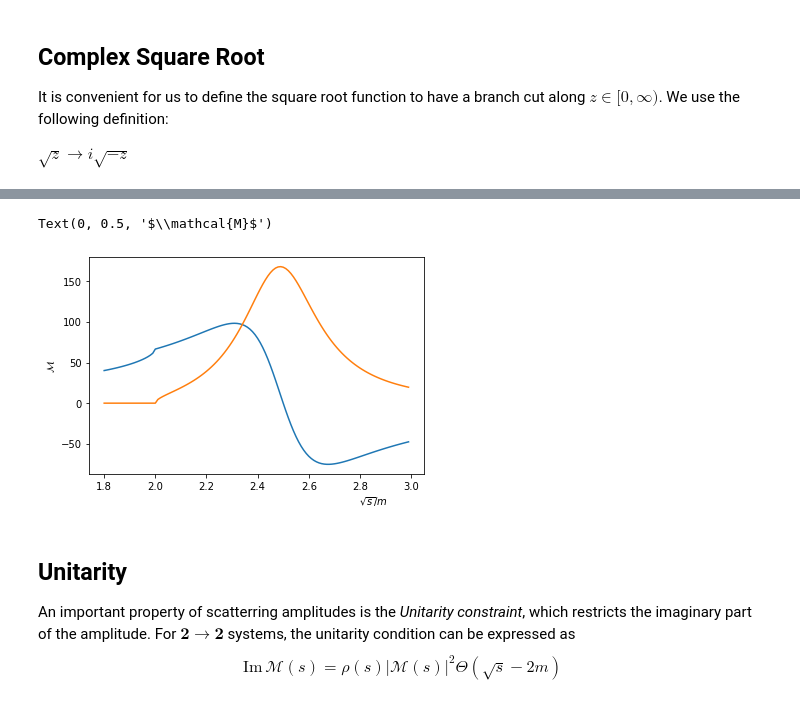
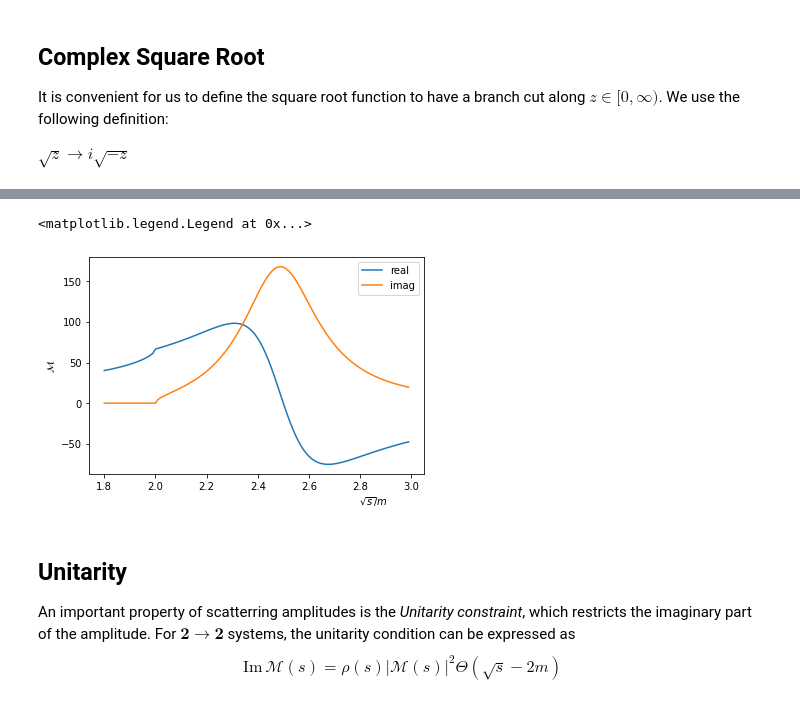
Before and after one commit to ajackura/LatticeSummerSchool2021-ScatteringExercises, a Jupyter notebook: Notebooks/amplitude.ipynb, the cells around one changed output, grey strips where cells are left out. Saved outputs shown, nothing was run; the diff lists cells and outputs as text; code cells hidden in the pictures.

Commit message:
Minor edits to text

```diff
--- a/Notebooks/amplitude.ipynb
+++ b/Notebooks/amplitude.ipynb
@@ -180,37 +179,38 @@ Exercises:
 def Amplitude( s, m1, m2, Kmatrix, ident, args ):
     return Kmatrix(s,m1,m2,ident,*args) / ( 1.0 - 1j * rho(s,m1,m2,ident) * Kmatrix(s,m1,m2,ident,*args) )
 
 def Kmatrix_BreitWigner( s, m1, m2, ident, m0, g0 ):
     Gamma = g0**2 * m0**2 * q_cm( s, m1, m2 ) / ( 6.0 * m.pi * s )
     tanDelta = np.sqrt( s ) * Gamma / ( m0**2 - s )
     return tanDelta / rho( s, m1, m2, ident )
 
 def Kmatrix_EffectiveRange( s, m1, m2, ident, a, r ):
     xi = 1.0
     if ( ident == 'yes' ):
         xi = 0.5
     qCotDelta = -1.0 / a + 0.5 * r * q_cm( s, m1, m2 )**2
     return ( 8.0 * m.pi * np.sqrt(s) / xi ) / qCotDelta
 
 
 eps = 1e-16
 m1 = 1.0
 m2 = m1
 ident = 'yes'
 a = 2
 r = 0
 m0 = 2.5
 g0 = 3.0
 Ecm_o_msq = np.arange(1.8, 3, 0.01)
 #Mval = Amplitude( Ecm_o_msq**2+1j*eps, m1, m2, Kmatrix_EffectiveRange, ident, args=[a,r] )
 Mval = Amplitude( Ecm_o_msq**2+1j*eps, m1, m2, Kmatrix_BreitWigner, ident, args=[m0,g0] )
-plt.plot(Ecm_o_msq, Mval.real)
-plt.plot(Ecm_o_msq, Mval.imag)
+plt.plot(Ecm_o_msq, Mval.real,label="real")
+plt.plot(Ecm_o_msq, Mval.imag,label="imag")
 plt.xlabel(r'$\sqrt{s} / m$', position=(.85,1))
 plt.ylabel(r'$\mathcal{M}$')
+plt.legend()
 # %% [output]
-Text(0, 0.5, '$\\mathcal{M}$')
+<matplotlib.legend.Legend at 0x...>
-[figure, old version]
+[figure, new version]
 # %% [markdown]
 ## Unitarity
 
```
Also changed, not shown: parts of 5 cells of this notebook.
